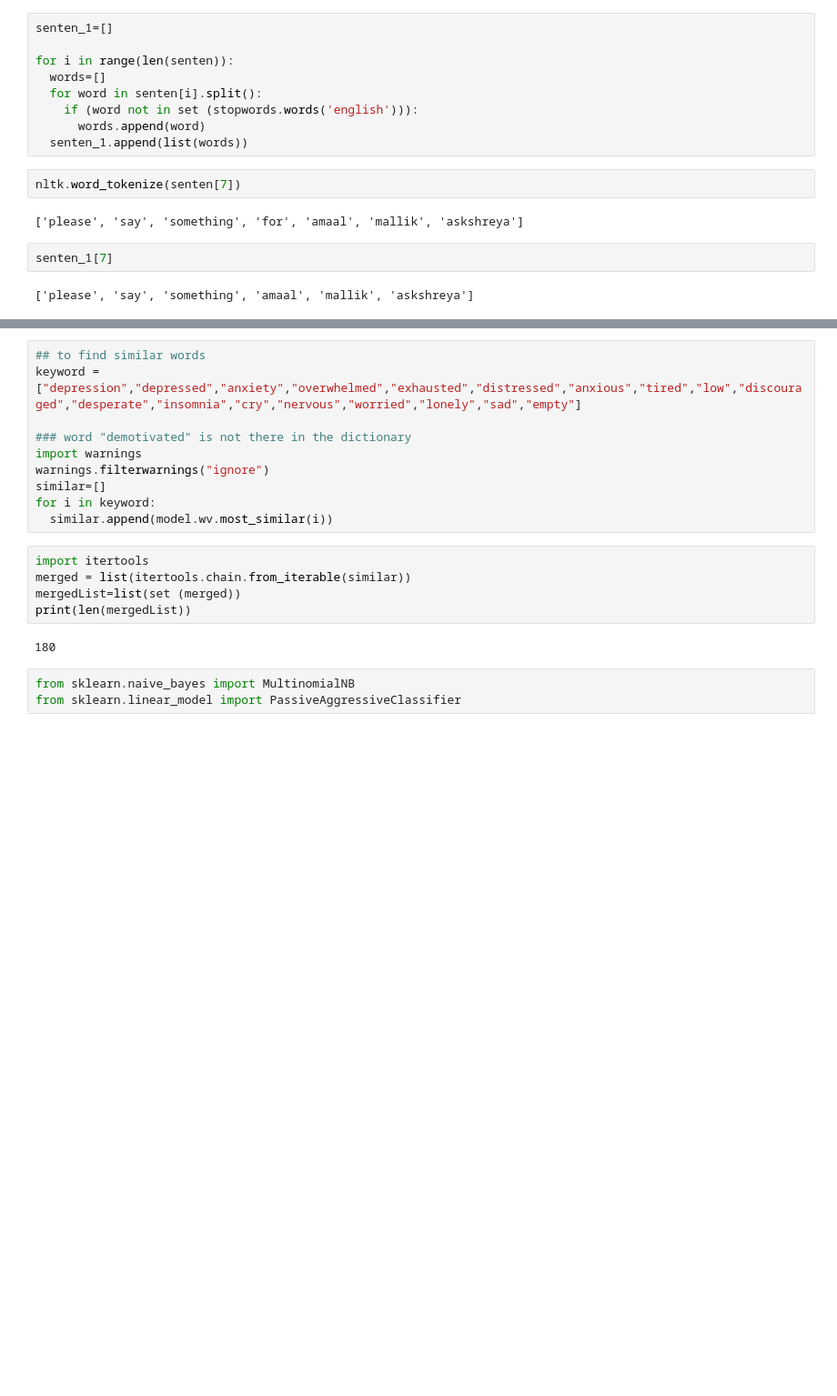
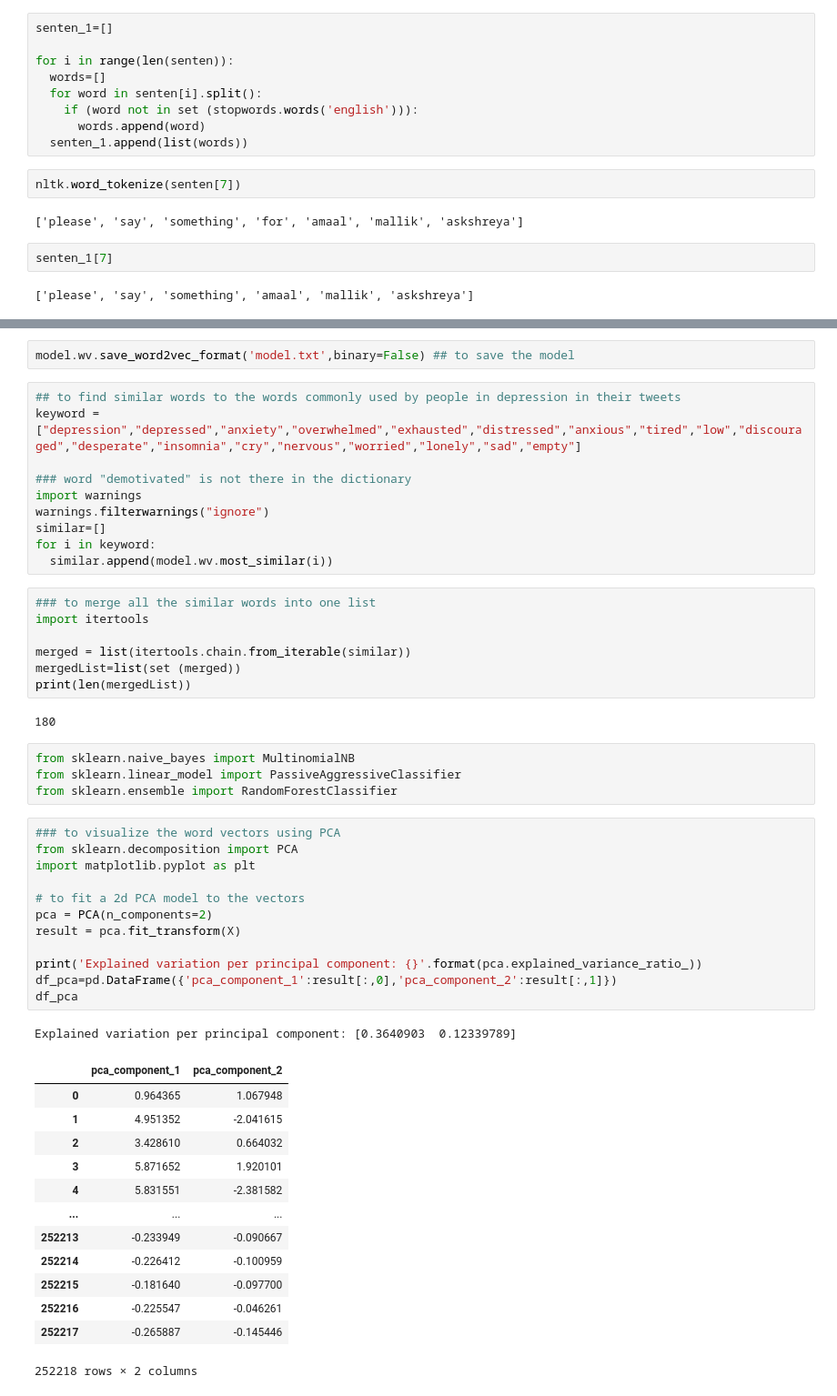
Before and after one commit to sayantikag98/Depression_Analysis, a Jupyter notebook: Depression_analysis_from_tweets_(Model_Building).ipynb, the cells around one changed output, grey strips where cells are left out. Shown: that part at 91% size. Saved outputs shown, nothing was run; the diff lists cells and outputs as text; blank space fills up the shorter version.

```diff
--- a/Depression_analysis_from_tweets_(Model_Building).ipynb
+++ b/Depression_analysis_from_tweets_(Model_Building).ipynb
@@ -180,6 +229,8 @@ array([ 0.68043035,  0.01049844, -0.46485877,  0.5807302 , -0.12374185,
       dtype=float32)
+# %%
+model.wv.save_word2vec_format('model.txt',binary=False) ## to save the model
 # %%
-## to find similar words
+## to find similar words to the words commonly used by people in depression in their tweets
 keyword = ["depression","depressed","anxiety","overwhelmed","exhausted","distressed","anxious","tired","low","discouraged","desperate","insomnia","cry","nervous","worried","lonely","sad","empty"]
 
 ### word "demotivated" is not there in the dictionary
@@ -189,7 +240,9 @@ similar=[]
 for i in keyword:
   similar.append(model.wv.most_similar(i))
 # %%
+### to merge all the similar words into one list
 import itertools
+
 merged = list(itertools.chain.from_iterable(similar))
 mergedList=list(set (merged))
 print(len(mergedList))
@@ -198,3 +251,31 @@ print(len(mergedList))
 # %%
 from sklearn.naive_bayes import MultinomialNB
 from sklearn.linear_model import PassiveAggressiveClassifier
+from sklearn.ensemble import RandomForestClassifier
+# %%
+### to visualize the word vectors using PCA
+from sklearn.decomposition import PCA
+import matplotlib.pyplot as plt
+
+# to fit a 2d PCA model to the vectors
+pca = PCA(n_components=2)
+result = pca.fit_transform(X)
+
+print('Explained variation per principal component: {}'.format(pca.explained_variance_ratio_))
+df_pca=pd.DataFrame({'pca_component_1':result[:,0],'pca_component_2':result[:,1]})
+df_pca
+# %% [output]
+Explained variation per principal component: [0.3640903  0.12339789]
+|  | pca_component_1 | pca_component_2 |
+| 0 | 0.964365 | 1.067948 |
+| 1 | 4.951352 | -2.041615 |
+| 2 | 3.428610 | 0.664032 |
+| 3 | 5.871652 | 1.920101 |
+| 4 | 5.831551 | -2.381582 |
+| ... | ... | ... |
+| 252213 | -0.233949 | -0.090667 |
+| 252214 | -0.226412 | -0.100959 |
+| 252215 | -0.181640 | -0.097700 |
+| 252216 | -0.225547 | -0.046261 |
+| 252217 | -0.265887 | -0.145446 |
+252218 rows × 2 columns
```
Also changed, not shown: parts of 10 cells of this notebook.
